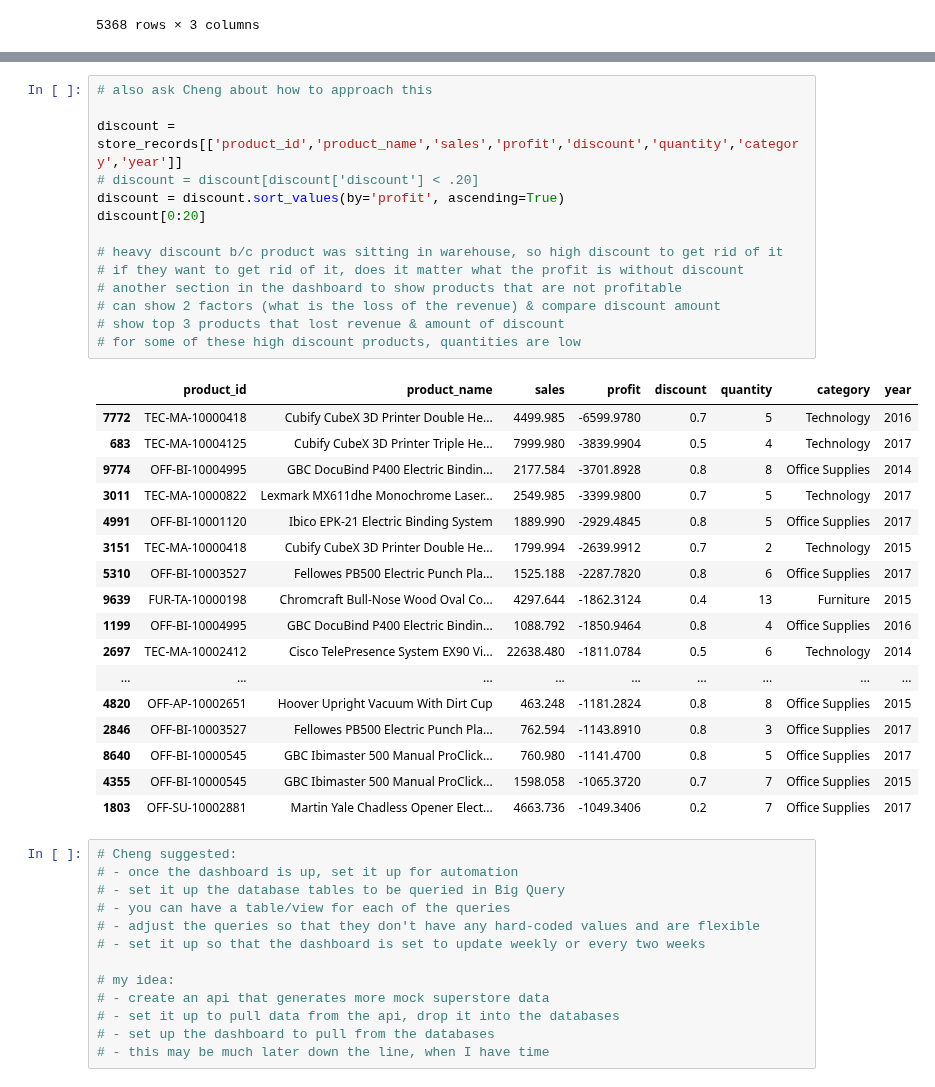
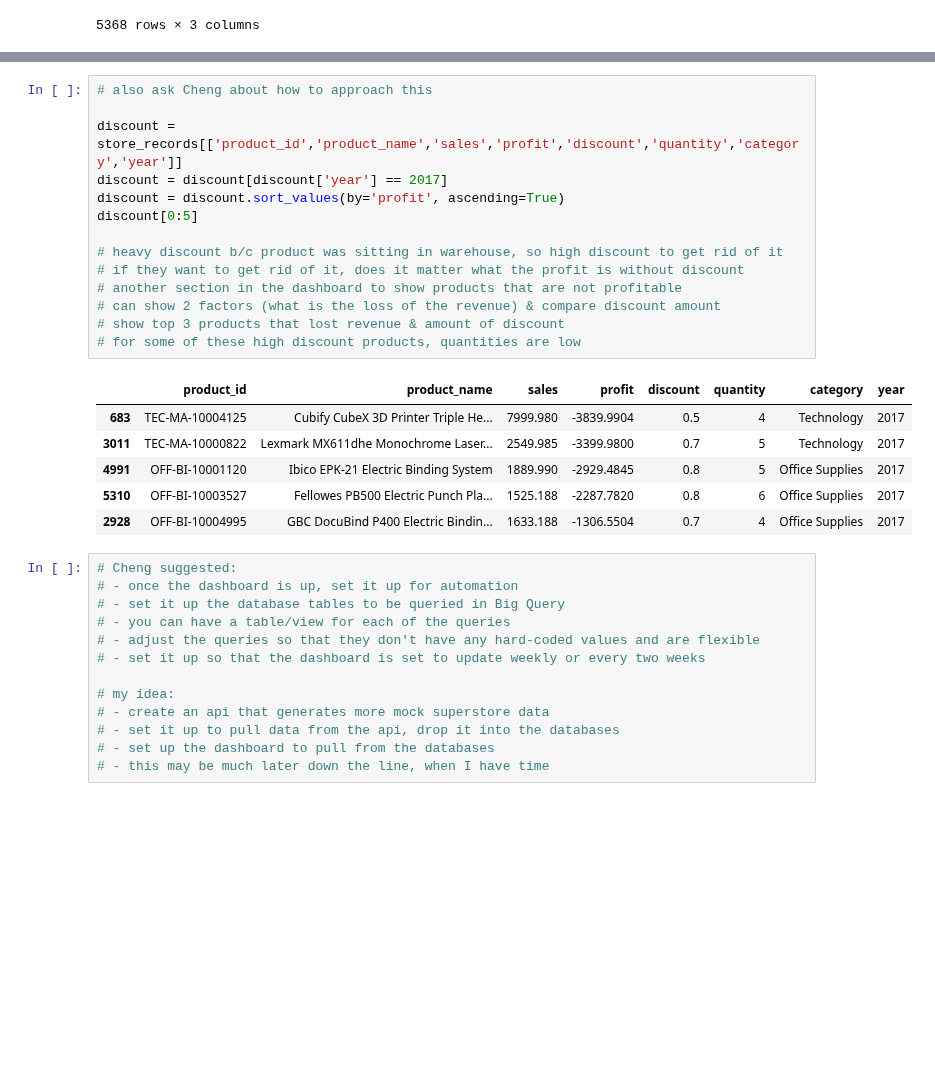
Before and after one commit to Dilcia19/superstore, a Jupyter notebook: notebooks/analysis_in_py.ipynb, the cells around one changed output, grey strips where cells are left out. Drawn from its saved outputs; the diff is of its cells as text; blank space fills up the shorter version.

```diff
--- a/notebooks/analysis_in_py.ipynb
+++ b/notebooks/analysis_in_py.ipynb
@@ -816,35 +800,24 @@ plt.show()
 # %%
 # also ask Cheng about how to approach this
 
 discount = store_records[['product_id','product_name','sales','profit','discount','quantity','category','year']]
-# discount = discount[discount['discount'] < .20]
+discount = discount[discount['year'] == 2017]
 discount = discount.sort_values(by='profit', ascending=True)
-discount[0:20]
+discount[0:5]
 
 # heavy discount b/c product was sitting in warehouse, so high discount to get rid of it
 # if they want to get rid of it, does it matter what the profit is without discount
 # another section in the dashboard to show products that are not profitable
 # can show 2 factors (what is the loss of the revenue) & compare discount amount
 # show top 3 products that lost revenue & amount of discount
 # for some of these high discount products, quantities are low
 # %% [output]
 |  | product_id | product_name | sales | profit | discount | quantity | category | year |
-| 7772 | TEC-MA-10000418 | Cubify CubeX 3D Printer Double He... | 4499.985 | -6599.9780 | 0.7 | 5 | Technology | 2016 |
 | 683 | TEC-MA-10004125 | Cubify CubeX 3D Printer Triple He... | 7999.980 | -3839.9904 | 0.5 | 4 | Technology | 2017 |
-| 9774 | OFF-BI-10004995 | GBC DocuBind P400 Electric Bindin... | 2177.584 | -3701.8928 | 0.8 | 8 | Office Supplies | 2014 |
 | 3011 | TEC-MA-10000822 | Lexmark MX611dhe Monochrome Laser... | 2549.985 | -3399.9800 | 0.7 | 5 | Technology | 2017 |
 | 4991 | OFF-BI-10001120 | Ibico EPK-21 Electric Binding System | 1889.990 | -2929.4845 | 0.8 | 5 | Office Supplies | 2017 |
-| 3151 | TEC-MA-10000418 | Cubify CubeX 3D Printer Double He... | 1799.994 | -2639.9912 | 0.7 | 2 | Technology | 2015 |
 | 5310 | OFF-BI-10003527 | Fellowes PB500 Electric Punch Pla... | 1525.188 | -2287.7820 | 0.8 | 6 | Office Supplies | 2017 |
-| 9639 | FUR-TA-10000198 | Chromcraft Bull-Nose Wood Oval Co... | 4297.644 | -1862.3124 | 0.4 | 13 | Furniture | 2015 |
-| 1199 | OFF-BI-10004995 | GBC DocuBind P400 Electric Bindin... | 1088.792 | -1850.9464 | 0.8 | 4 | Office Supplies | 2016 |
-| 2697 | TEC-MA-10002412 | Cisco TelePresence System EX90 Vi... | 22638.480 | -1811.0784 | 0.5 | 6 | Technology | 2014 |
-| ... | ... | ... | ... | ... | ... | ... | ... | ... |
-| 4820 | OFF-AP-10002651 | Hoover Upright Vacuum With Dirt Cup | 463.248 | -1181.2824 | 0.8 | 8 | Office Supplies | 2015 |
-| 2846 | OFF-BI-10003527 | Fellowes PB500 Electric Punch Pla... | 762.594 | -1143.8910 | 0.8 | 3 | Office Supplies | 2017 |
-| 8640 | OFF-BI-10000545 | GBC Ibimaster 500 Manual ProClick... | 760.980 | -1141.4700 | 0.8 | 5 | Office Supplies | 2017 |
-| 4355 | OFF-BI-10000545 | GBC Ibimaster 500 Manual ProClick... | 1598.058 | -1065.3720 | 0.7 | 7 | Office Supplies | 2015 |
-| 1803 | OFF-SU-10002881 | Martin Yale Chadless Opener Elect... | 4663.736 | -1049.3406 | 0.2 | 7 | Office Supplies | 2017 |
+| 2928 | OFF-BI-10004995 | GBC DocuBind P400 Electric Bindin... | 1633.188 | -1306.5504 | 0.7 | 4 | Office Supplies | 2017 |
 # %%
 # Cheng suggested:
 # - once the dashboard is up, set it up for automation
```
Also changed, not shown: parts of 5 cells of this notebook.
